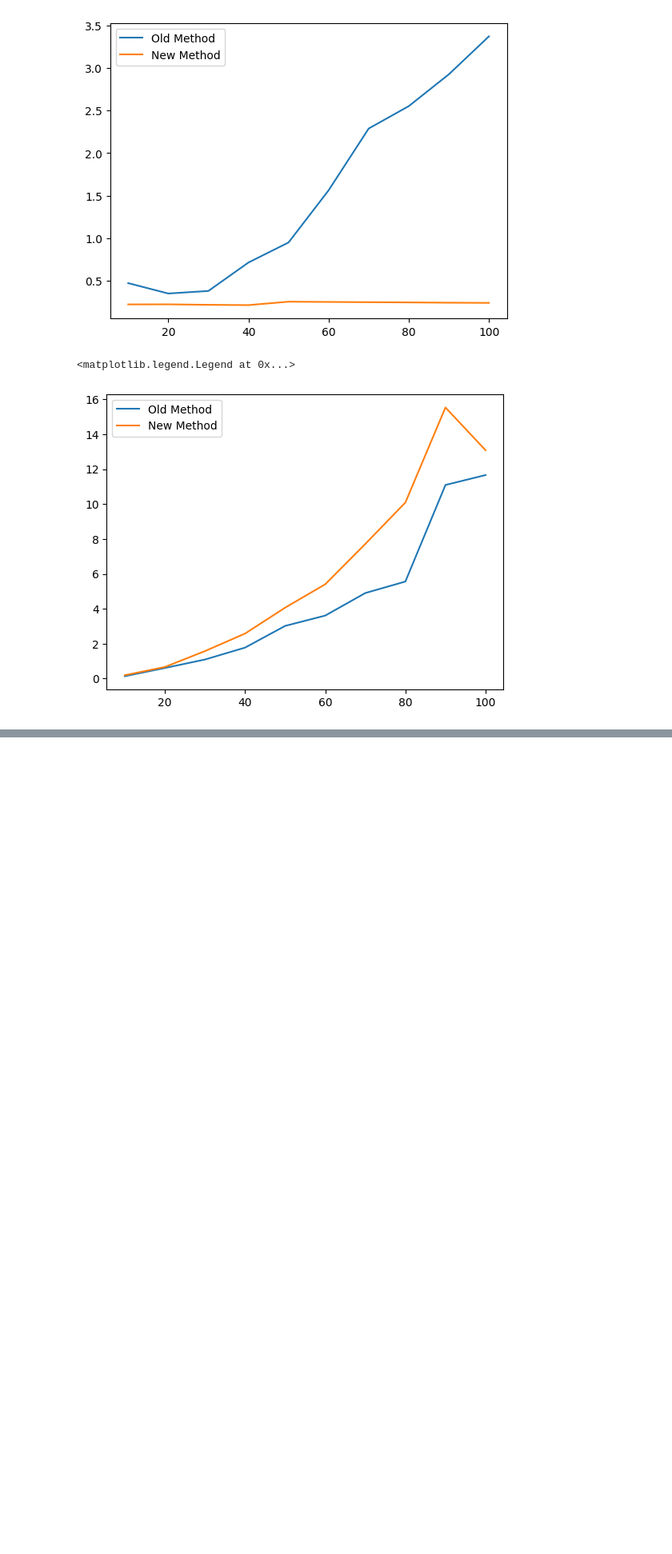
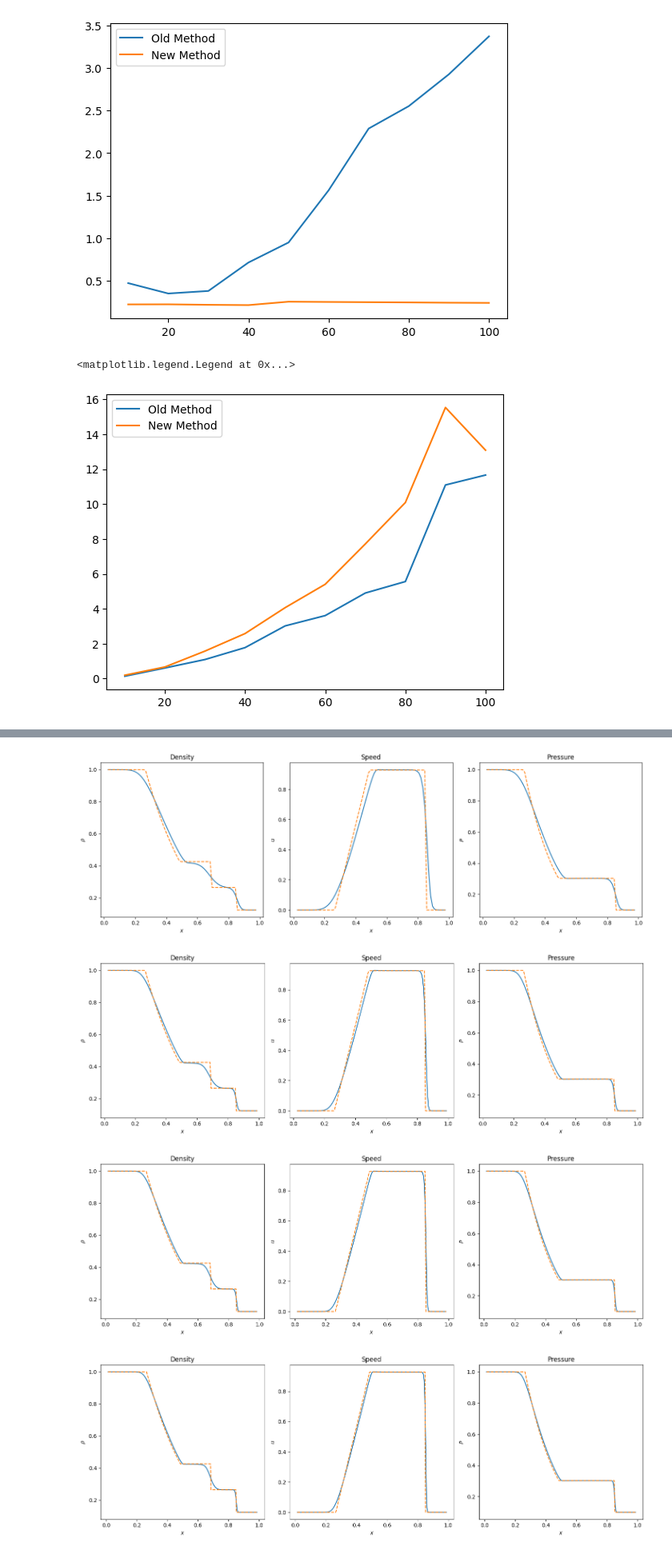
Before and after one commit to yttcari/1d_AMR, a Jupyter notebook: demo.ipynb, the cells around one changed output, grey strips where cells are left out. Shown at 80% size. Cells and saved outputs as stored; diff of their text form; code cells hidden in the pictures; blank space fills up the shorter version.

Commit message:
add plot

```diff
--- a/demo.ipynb
+++ b/demo.ipynb
@@ -188,0 +198,8 @@ NameError: name 'tqdm' is not defined
+# %%
+for n in range(len(old_history)):
+    viz.plot_amr_value(new_history[n][-1], analytic=init_con)
+# %% [output]
+[figure, added]
+[figure, added]
+[figure, added]
+[figure, added]
```
Also changed, not shown: parts of 2 cells of this notebook.
